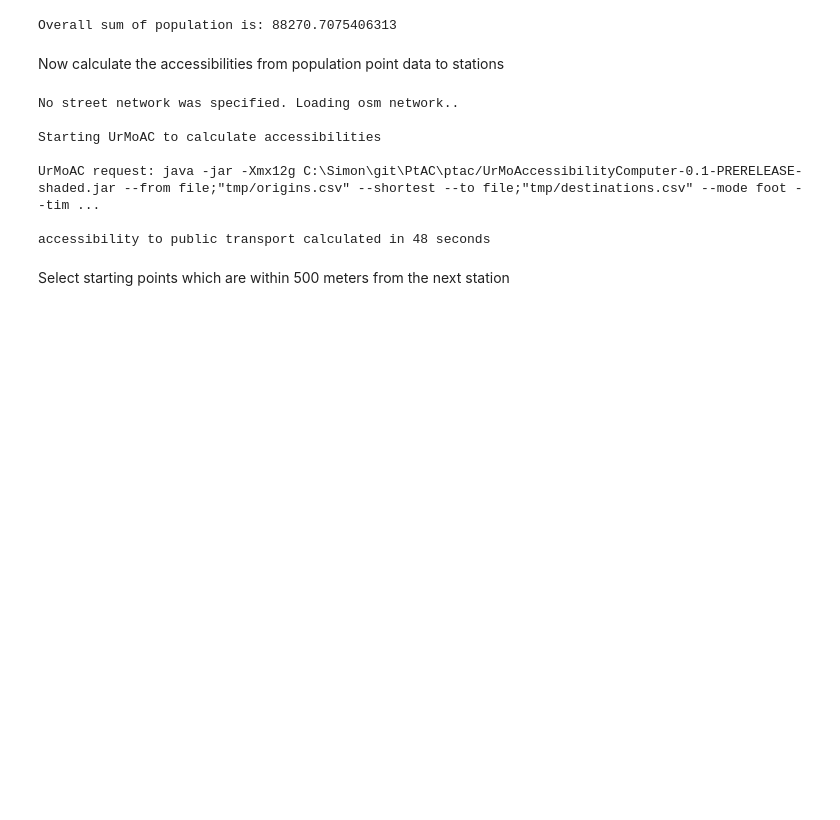
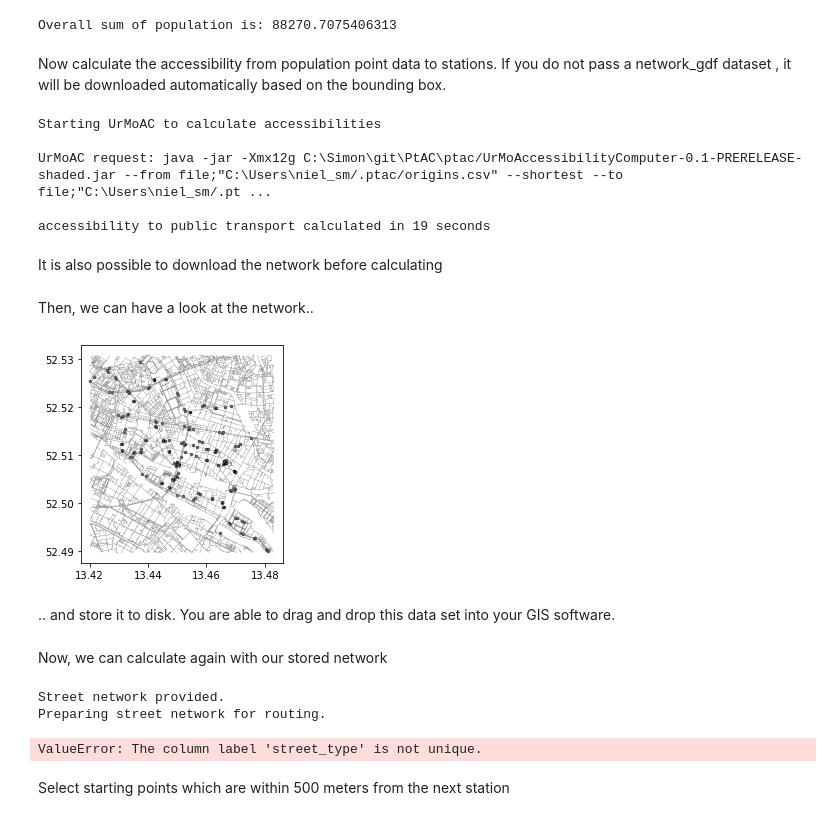
Before and after one commit to DLR-VF/PtAC, a Jupyter notebook: examples/friedrichshain_example.ipynb, the cells around one changed output. Saved outputs shown, nothing was run; the diff lists cells and outputs as text; code cells hidden in the pictures; blank space fills up the shorter version.

Commit message:
changes in friedrichshain example. A lot of cleanup. automated projection is implemented, now. network dataset can be passed to distance_to_closest function

```diff
--- a/examples/friedrichshain_example.ipynb
+++ b/examples/friedrichshain_example.ipynb
@@ -32,19 +36,34 @@ print(f"Overall sum of population is: {population_sum}")
 # %% [output]
 Overall sum of population is: 88270.7075406313
 # %% [markdown]
-Now calculate the accessibilities from population point data to stations
+Now calculate the accessibility from population point data to stations. If you do not pass a network_gdf dataset
+, it will be downloaded automatically based on the bounding box.
 # %%
 accessibility_output = accessibility.distance_to_closest(start_geometries=population_points,
                                   destination_geometries=stops,
                                   boundary_geometries=boundary_gdf,
-                                  epsg=25833,
-                                  network_exists=False,
+                                  epsg=epsg,
+                                  network_gdf=None,
                                   verbose=5)
 # %% [output]
-No street network was specified. Loading osm network..
-
 Starting UrMoAC to calculate accessibilities
 
-UrMoAC request: java -jar -Xmx12g C:\Simon\git\PtAC\ptac/UrMoAccessibilityComputer-0.1-PRERELEASE-shaded.jar --from file;"tmp/origins.csv" --shortest --to file;"tmp/destinations.csv" --mode foot --tim ...
+UrMoAC request: java -jar -Xmx12g C:\Simon\git\PtAC\ptac/UrMoAccessibilityComputer-0.1-PRERELEASE-shaded.jar --from file;"C:\Users\niel_sm/.ptac/origins.csv" --shortest --to file;"C:\Users\niel_sm/.pt ...
 
-accessibility to public transport calculated in 48 seconds
+accessibility to public transport calculated in 19 seconds
+# %% [markdown]
+It is also possible to download the network before calculating
+# %%
+network_gdf = osm.get_network(boundary_gdf)
+# %% [markdown]
+Then, we can have a look at the network..
+# %%
+#network_gdf.plot(color="grey", makersize= 4)
+
+ax = stops.plot(color="black", markersize=6, alpha=0.6)
+network_gdf.plot(color="grey", linewidth=0.2, ax=ax)
+plt.show()
+# %% [output]
+[figure, added]
+# %% [markdown]
+.. and store it to disk. You are able to drag and drop this data set into your GIS software.
@@ -51,3 +72,18 @@ accessibility to public transport calculated in 48 seconds
+# %% [markdown]
+Now, we can calculate again with our stored network
+# %%
+network_gdf = gpd.read_file("friedshain_network.gpkg")
+
+accessibility_output= accessibility.distance_to_closest(start_geometries=population_points,
+                                  destination_geometries=stops,
+                                  boundary_geometries=boundary_gdf,
+                                  epsg=epsg,
+                                  network_gdf=network_gdf,
+                                  verbose=5)
+# %% [output]
+Street network provided.
+Preparing street network for routing.
+ValueError: The column label 'street_type' is not unique.
 # %% [markdown]
 Select starting points which are within 500 meters from the next station
 # %%
```
Also changed, not shown: parts of 7 cells of this notebook, 4 other files.
